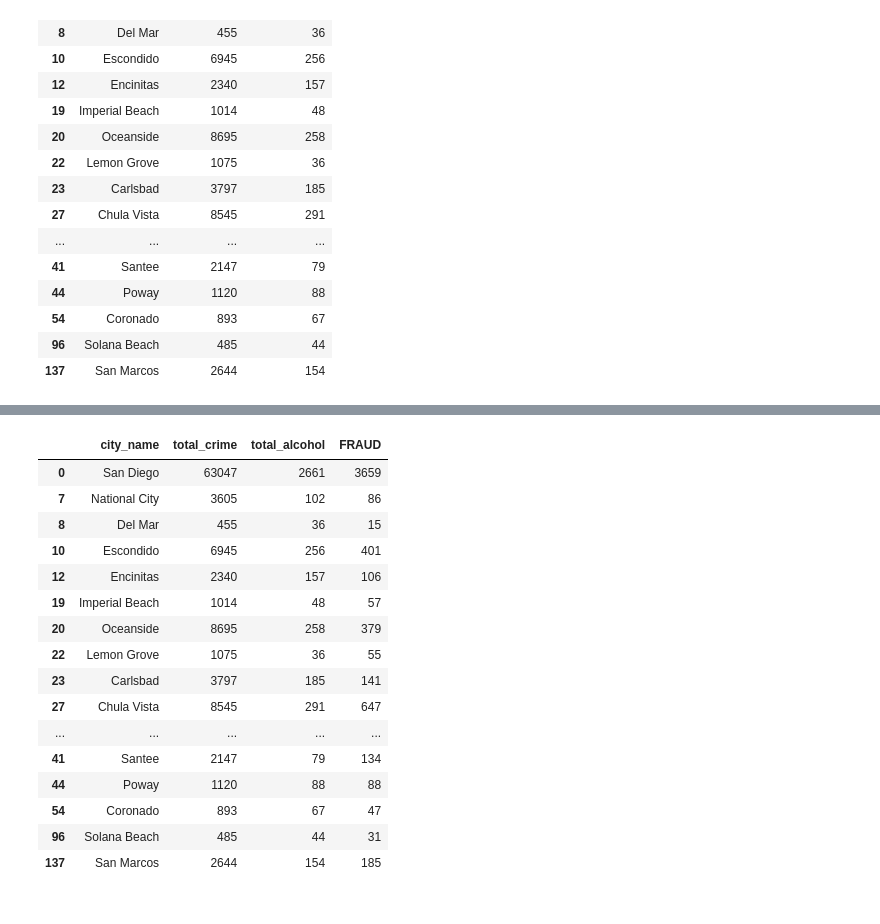
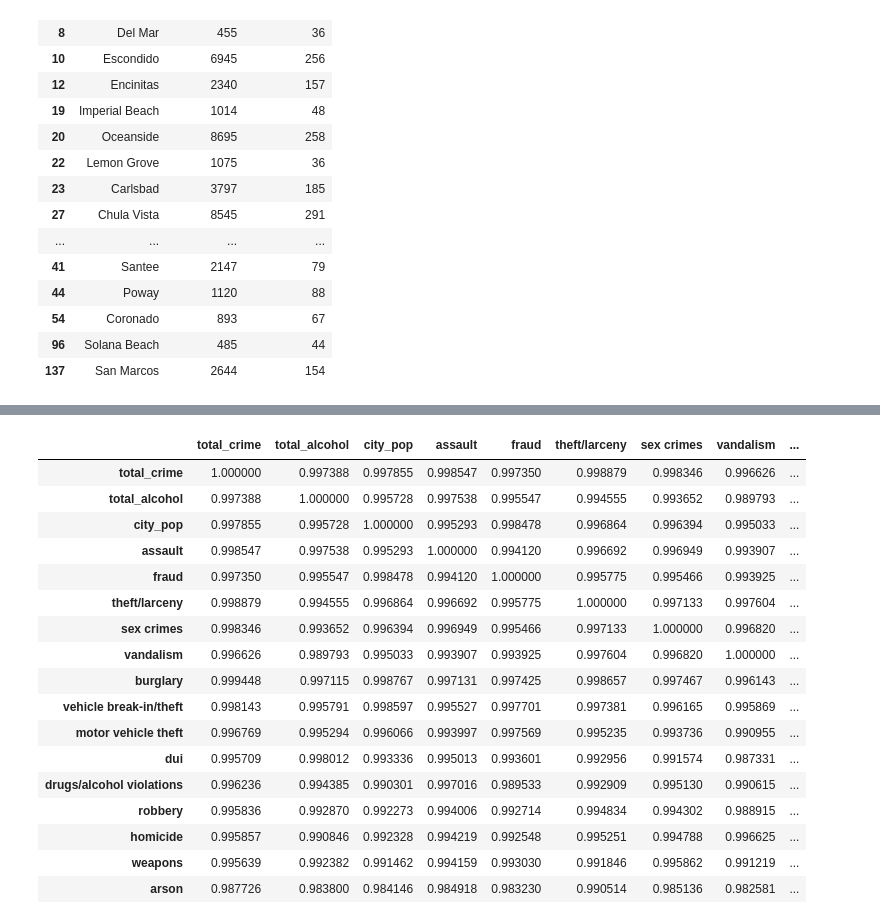
Before and after one commit to bringingjoy/crime_analysis_project, a Jupyter notebook: almost_final/Workbook_Aparna.ipynb, the cells around one changed output, grey strips where cells are left out. Saved outputs shown, nothing was run; the diff lists cells and outputs as text; code cells hidden in the pictures.

Commit message:
Broke down crime totals by crime type and computed tentative pairwise correlation coefficient values

```diff
--- a/almost_final/Workbook_Aparna.ipynb
+++ b/almost_final/Workbook_Aparna.ipynb
@@ -215,22 +206,39 @@ def get_crime_types(row, crime_type):
-# %%
-df.loc[:, 'FRAUD'] = df.apply(get_crime_types, args=('FRAUD',), axis=1)
+# %%
+#convert 'type' column in df_crime to lower case for aesthetic purposes
+df_crime['type'] = df_crime['type'].str.lower()
+
+#get a list of the unique crime type names
+list_crimetypes = df_crime['type'].drop_duplicates().tolist()
+# %%
+#determine the number of crimes with a given crimetype that occur per city
+def get_crimetype_counts(row, crimetype):
+    df_crimetype_counts = df_crime.loc[(df_crime['city_name'] == row['city_name']) & (df_crime['type'] == crimetype)]
+    return len(df_crimetype_counts)
+# %%
+#for every possible crime type, determine the total number of crimes
+#with a given crime type that occurs per city
+for crimetype in list_crimetypes:
+    df.loc[:, crimetype] = df.apply(get_crimetype_counts, args=(crimetype,), axis=1)
 # %%
 df
-# %% [output]
-|  | city_name | total_crime | total_alcohol | FRAUD |
-| 0 | San Diego | 63047 | 2661 | 3659 |
-| 7 | National City | 3605 | 102 | 86 |
-| 8 | Del Mar | 455 | 36 | 15 |
-| 10 | Escondido | 6945 | 256 | 401 |
-| 12 | Encinitas | 2340 | 157 | 106 |
-| 19 | Imperial Beach | 1014 | 48 | 57 |
-| 20 | Oceanside | 8695 | 258 | 379 |
-| 22 | Lemon Grove | 1075 | 36 | 55 |
-| 23 | Carlsbad | 3797 | 185 | 141 |
-| 27 | Chula Vista | 8545 | 291 | 647 |
-| ... | ... | ... | ... | ... |
-| 41 | Santee | 2147 | 79 | 134 |
-| 44 | Poway | 1120 | 88 | 88 |
-| 54 | Coronado | 893 | 67 | 47 |
-| 96 | Solana Beach | 485 | 44 | 31 |
-| 137 | San Marcos | 2644 | 154 | 185 |
+# %%
+df.corr()
+# %% [output]
+|  | total_crime | total_alcohol | city_pop | assault | fraud | theft/larceny | sex crimes | vandalism | ... |
+| total_crime | 1.000000 | 0.997388 | 0.997855 | 0.998547 | 0.997350 | 0.998879 | 0.998346 | 0.996626 | ... |
+| total_alcohol | 0.997388 | 1.000000 | 0.995728 | 0.997538 | 0.995547 | 0.994555 | 0.993652 | 0.989793 | ... |
+| city_pop | 0.997855 | 0.995728 | 1.000000 | 0.995293 | 0.998478 | 0.996864 | 0.996394 | 0.995033 | ... |
+| assault | 0.998547 | 0.997538 | 0.995293 | 1.000000 | 0.994120 | 0.996692 | 0.996949 | 0.993907 | ... |
+| fraud | 0.997350 | 0.995547 | 0.998478 | 0.994120 | 1.000000 | 0.995775 | 0.995466 | 0.993925 | ... |
+| theft/larceny | 0.998879 | 0.994555 | 0.996864 | 0.996692 | 0.995775 | 1.000000 | 0.997133 | 0.997604 | ... |
+| sex crimes | 0.998346 | 0.993652 | 0.996394 | 0.996949 | 0.995466 | 0.997133 | 1.000000 | 0.996820 | ... |
+| vandalism | 0.996626 | 0.989793 | 0.995033 | 0.993907 | 0.993925 | 0.997604 | 0.996820 | 1.000000 | ... |
+| burglary | 0.999448 | 0.997115 | 0.998767 | 0.997131 | 0.997425 | 0.998657 | 0.997467 | 0.996143 | ... |
+| vehicle break-in/theft | 0.998143 | 0.995791 | 0.998597 | 0.995527 | 0.997701 | 0.997381 | 0.996165 | 0.995869 | ... |
+| motor vehicle theft | 0.996769 | 0.995294 | 0.996066 | 0.993997 | 0.997569 | 0.995235 | 0.993736 | 0.990955 | ... |
+| dui | 0.995709 | 0.998012 | 0.993336 | 0.995013 | 0.993601 | 0.992956 | 0.991574 | 0.987331 | ... |
+| drugs/alcohol violations | 0.996236 | 0.994385 | 0.990301 | 0.997016 | 0.989533 | 0.992909 | 0.995130 | 0.990615 | ... |
+| robbery | 0.995836 | 0.992870 | 0.992273 | 0.994006 | 0.992714 | 0.994834 | 0.994302 | 0.988915 | ... |
+| homicide | 0.995857 | 0.990846 | 0.992328 | 0.994219 | 0.992548 | 0.995251 | 0.994788 | 0.996625 | ... |
+| weapons | 0.995639 | 0.992382 | 0.991462 | 0.994159 | 0.993030 | 0.991846 | 0.995862 | 0.991219 | ... |
+| arson | 0.987726 | 0.983800 | 0.984146 | 0.984918 | 0.983230 | 0.990514 | 0.985136 | 0.982581 | ... |
```
Also changed, not shown: parts of 2 cells of this notebook.
